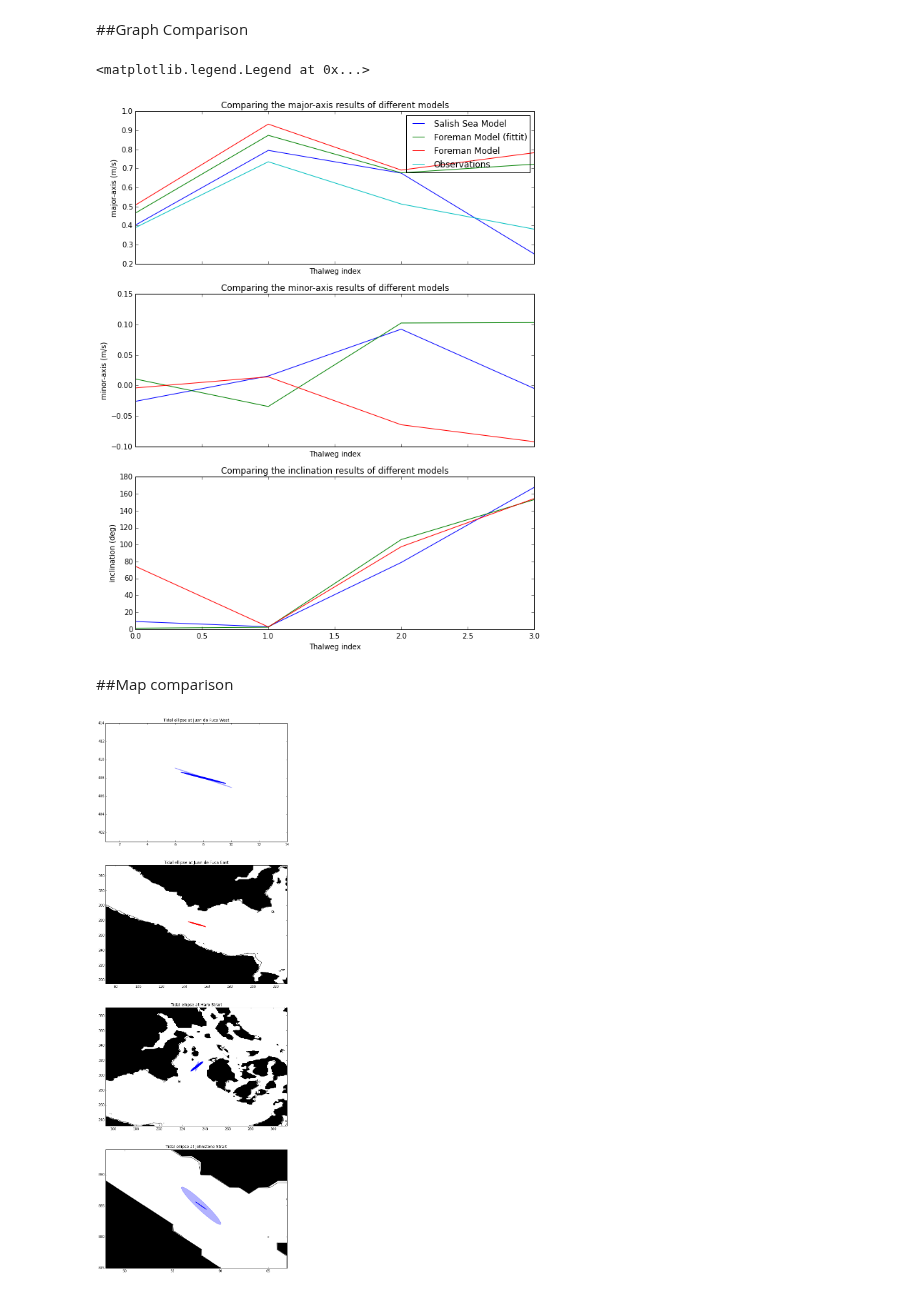
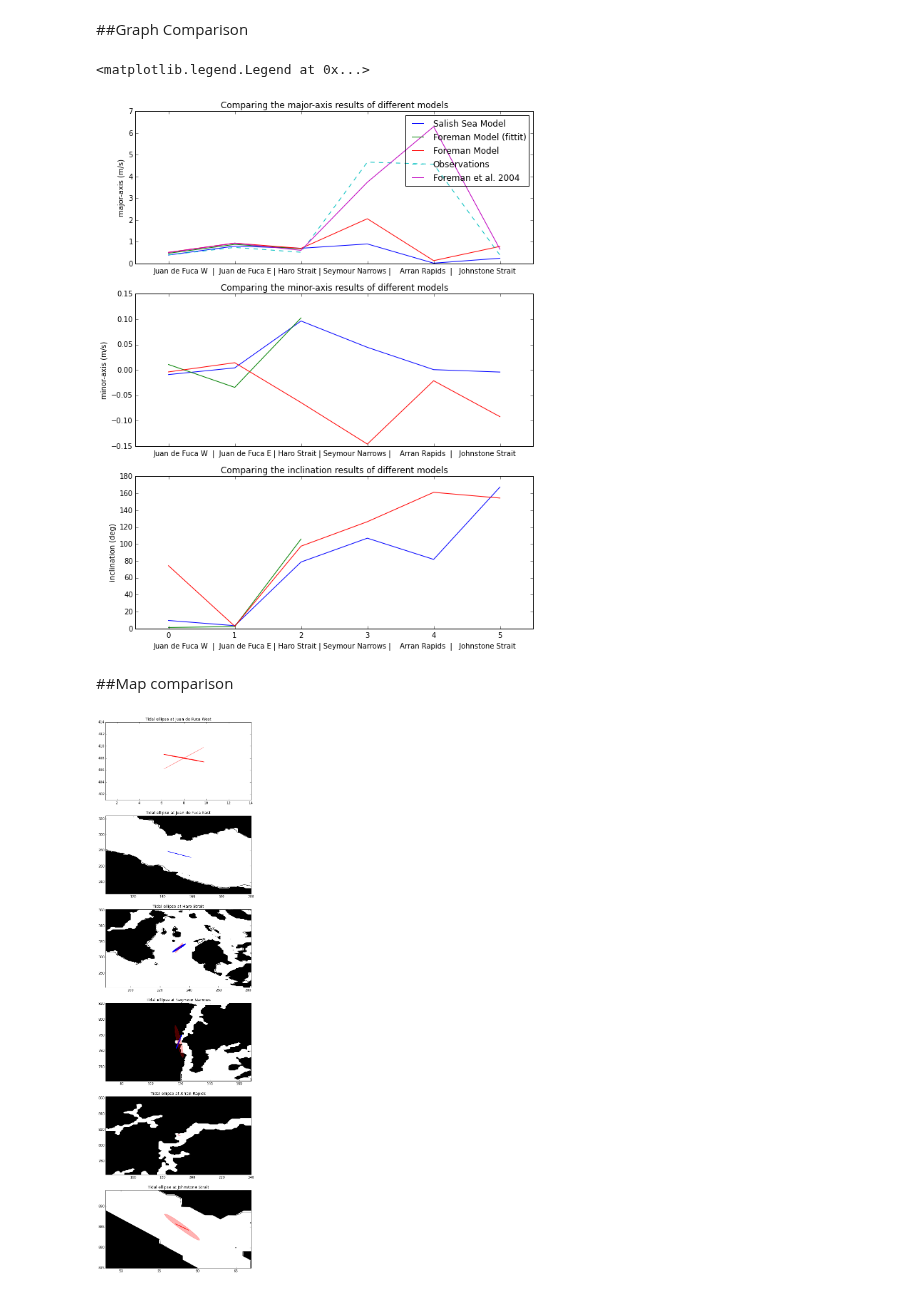
Before and after one commit to SalishSeaCast/analysis, a Jupyter notebook: Muriel/EllipsesCompaisonswithForemanModel.ipynb, the cells around one changed output. Saved outputs shown, nothing was run; the diff lists cells and outputs as text; code cells hidden in the pictures.

Commit message:
Add Seymour narrows and Arran Rapids

```diff
--- a/Muriel/EllipsesCompaisonswithForemanModel.ipynb
+++ b/Muriel/EllipsesCompaisonswithForemanModel.ipynb
@@ -87,14 +91,13 @@ for q in np.arange(jmin-ex,jmax+ex):
     for l in np.arange(imin-ex,imax+ex):
         k[q,l] = q*np.cos(phi*np.pi/180.)+l*np.sin(phi*np.pi/180.)
         m[q,l] = -q*np.sin(phi*np.pi/180.)+l*np.cos(phi*np.pi/180.)
-scale = 100
-dep=10
+scale = 200
 
 #Making the ellipse for the Central node
 
-count = np.arange(0,4)
-i = (iJW, iJE, iH, iJS)
-j = (jJW, jJE, jH, jJS)
+count = np.arange(0,6)
+i = (iJW, iJE, iH, iSN, iAR, iJS)
+j = (jJW, jJE, jH, jSN, jAR, jJS)
 
 for loc, i, j in zip(count, i ,j):
     if params_av[loc,1] > 0:
@@ -146,7 +149,7 @@ ax = fig.add_subplot(111)
 scale = 5
 interval = 2
 
-for loc in np.arange(0,4):
+for loc in np.arange(0,6):
     for dep in np.arange(0,40,interval):
         if params[loc,dep,2] > 0:
             thec = 'b'
@@ -160,9 +163,9 @@ for loc in np.arange(0,4):
 
 ax.set_ylim(-2,40)
 ax.invert_yaxis()
-ax.set_xlim(-2,14)
+ax.set_xlim(-2,23)
 ax.set_title('Tidal ellipses depth profiles at Foreman model locations')
 ax.set_ylabel('Vertical Grid Point')
-ax.set_xlabel('Juan de Fuca West     |      Juan de Fuca East     |     Haro Strait     |     Johnstone Strait ')
+ax.set_xlabel('Juan de Fuca West  |  Juan de Fuca East  |  Haro Strait  |  Seymour Narrows  |  Arran Rapids  |  Johnstone Strait')
 # %% [output]
 <matplotlib.text.Text at 0x...>
@@ -249,34 +263,37 @@ unit = ['m/s','m/s','deg']
 # %%
 fig, (ax0, ax1, ax2)= plt.subplots(3,1,figsize=(10,13), sharex=True)
 
-for ax , k, par, u in zip([ax0, ax1, ax2], np.arange(0,3), parameter, unit):
+for ax , k, par, u in zip([ax0, ax1, ax2], np.arange(0,6), parameter, unit):
     ax.plot(count[:],params_av[:,k], '-', label='Salish Sea Model')
-    ax.plot(count[:], params_f[:,k], '-', label='Foreman Model (fittit)')
+    ax.plot([0,1,2], params_f[:-3,k], '-', label='Foreman Model (fittit)')
     ax.plot(count[:], param_mat[:,k], '-', label='Foreman Model')
     if ax == ax0:
-        ax.plot(count[:], obs_amp[:], '-',label='Observations')
+        ax.plot(count[:], obs_amp[:], '--',label='Observations')
+        ax.plot(count[:], foreman2004[:], '-',label='Foreman et al. 2004')
 
     ax.set_title('Comparing the {} results of different models'.format(par))
-    ax.set_xlabel('Thalweg index')
+    ax.set_xlabel('Juan de Fuca W  |  Juan de Fuca E | Haro Strait | Seymour Narrows |    Arran Rapids  |   Johnstone Strait')
     ax.set_ylabel('{} ({})'.format(par,u))
+    ax.set_xlim([-0.5, 5.5])
 ax0.legend()
 # %% [output]
 <matplotlib.legend.Legend at 0x...>
-[figure, old version]
+[figure, new version]
 # %% [markdown]
 ##Map comparison
 # %%
 phi=0
-fig, ax = plt.subplots(4 , 1, figsize=(10,30))
+fig, ax = plt.subplots(6 , 1, figsize=(8,30))
 k = np.zeros((898,398))
 m = np.zeros((898,398))
 
 
-count = np.arange(0,4)
-name = ['Juan de Fuca West','Juan de Fuca East', 'Haro Strait', 'Johnstone Strait']
-iss = [iJW, iJE, iH, iJS]
-jss = [jJW, jJE, jH, jJS]
-for a, b ,c,n in zip(iss, jss, count,name):
+count = np.arange(0,6)
+name = ['Juan de Fuca West','Juan de Fuca East', 'Haro Strait','Seymour Narrows', 'Arran Rapids', 'Johnstone Strait']
+iss = [iJW, iJE, iH, iSN, iAR, iJS]
+jss = [jJW, jJE, jH, jSN, jAR, jJS]
+
+for a, b, c, n in zip(iss, jss, count, name):
     if b > 850:
         ex = 10
         scale = 10
@@ -284,7 +301,7 @@ for a, b ,c,n in zip(iss, jss, count,name):
         ex = 7
         scale = 10
     else:
-        ex = 80
+        ex = 50
         scale = 20
 
     imin = a
@@ -294,38 +311,38 @@ for a, b ,c,n in zip(iss, jss, count,name):
     jmax = b
 
     for q in np.arange(jmin-ex,jmax+ex):
         for l in np.arange(imin-ex,imax+ex):
             k[q,l] = q*np.cos(phi*np.pi/180.)+l*np.sin(phi*np.pi/180.)
             m[q,l] = -q*np.sin(phi*np.pi/180.)+l*np.cos(phi*np.pi/180.)
 
 
     #Making the ellipse Salish Sea Model
-    if params[c,0,2] > 0:
+    if params_av[c,1] > 0:
          thec = 'b'
     else:
-        thec = 'r'
-    ellsc1 = Ellipse(xy=(m[b,a],k[b,a]), width=scale*params[c,0,1],
-                            height=scale*params[c,0,2], angle=params[c,0,3]-29,
+         thec = 'r'
+    ellsc1 = Ellipse(xy=(m[b,a],k[b,a]), width=scale*params_av[c,0],
+                            height=scale*params_av[c,1], angle=params_av[c,2]-29,
                             color=thec)
     ax[c].add_artist(ellsc1)
     ellsc1.set_facecolor(thec)
 
     #Making the ellipse Foreman model
-    if params_f[c,1] > 0:
+    if param_mat[c,1] > 0:
         thec = [0,0,1, 0.3]
     else:
         thec = [1,0,0, 0.3]
-    ellsc = Ellipse(xy=(m[b,a],k[b,a]), width=scale*params_f[c,0],
-                            height=scale*params_f[c,1], angle=params_f[c,2]-29,
+    ellsc = Ellipse(xy=(m[b,a],k[b,a]), width=scale*param_mat[c,0],
+                            height=scale*param_mat[c,1], angle=param_mat[c,2]-29,
                             color=thec)
     ax[c].add_artist(ellsc)
     ellsc.set_facecolor(thec)
     # land, and 5 m contour
     contour_interval = [-0.01, 0.01]
     ax[c].contourf(m[jmin-ex:jmax+ex,imin-ex:imax+ex],k[jmin-ex:jmax+ex,imin-ex:imax+ex],
             bathy.data[jmin-ex:jmax+ex,imin-ex:imax+ex],contour_interval,colors='black')
     ax[c].contour(m[jmin-ex:jmax+ex,imin-ex:imax+ex],k[jmin-ex:jmax+ex,imin-ex:imax+ex],
                 bathy.data[jmin-ex:jmax+ex,imin-ex:imax+ex],[5],colors='black')
     ax[c].set_title('Tidal ellipse at {}'.format(n))
 # %% [output]
-[figure, old version]
+[figure, new version]
```
Also changed, not shown: parts of 12 cells of this notebook.
